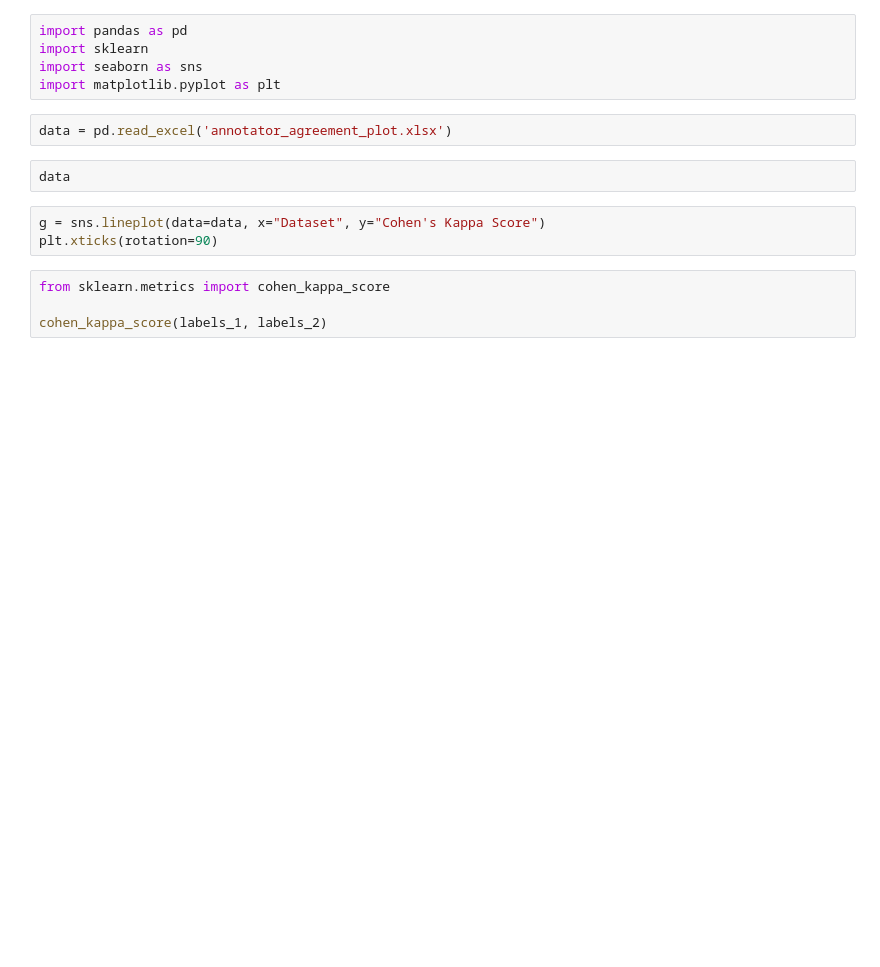
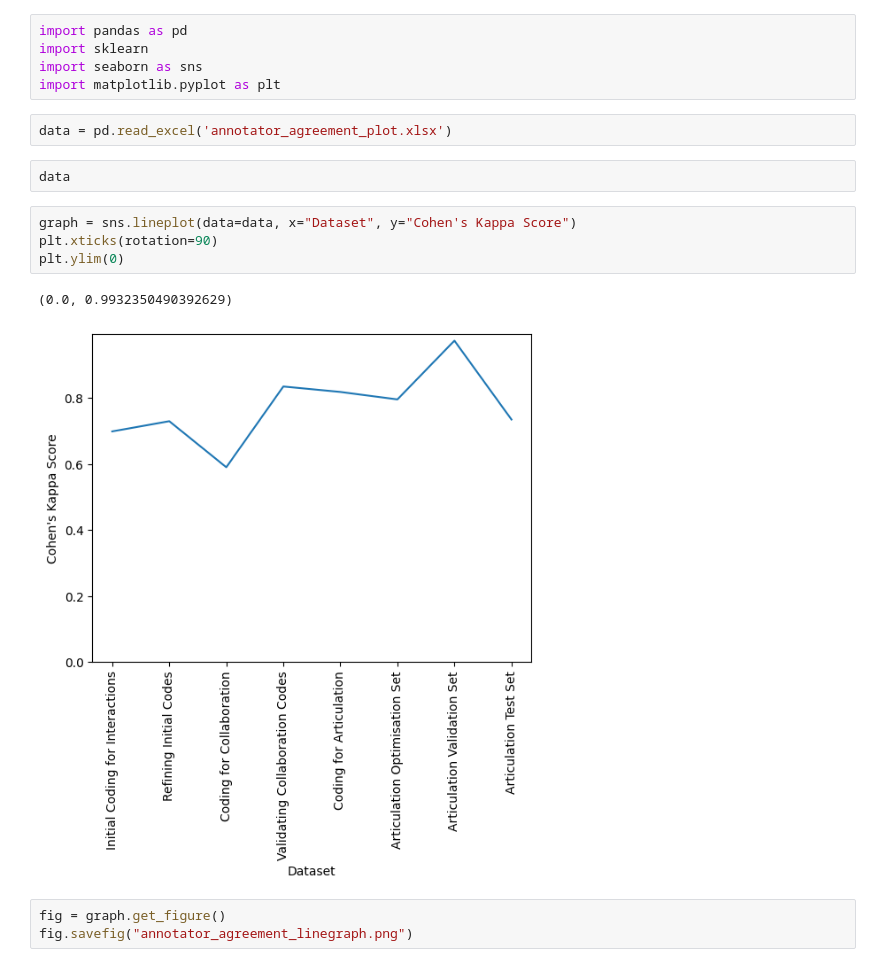
Before and after one commit to vishaljoshi24/DungeonsAndDragonsTurnClassification, a Jupyter notebook: annotator_agreement.ipynb, the cells around one changed output. Saved outputs shown, nothing was run; the diff lists cells and outputs as text; blank space fills up the shorter version.

```diff
--- a/annotator_agreement.ipynb
+++ b/annotator_agreement.ipynb
@@ -10,9 +10,12 @@ data = pd.read_excel('annotator_agreement_plot.xlsx')
 # %%
 data
 # %%
-g = sns.lineplot(data=data, x="Dataset", y="Cohen's Kappa Score")
+graph = sns.lineplot(data=data, x="Dataset", y="Cohen's Kappa Score")
 plt.xticks(rotation=90)
+plt.ylim(0)
+# %% [output]
+(0.0, 0.9932350490392629)
+[figure, added]
-# %%
-from sklearn.metrics import cohen_kappa_score
-
-cohen_kappa_score(labels_1, labels_2)
+# %%
+fig = graph.get_figure()
+fig.savefig("annotator_agreement_linegraph.png")
```
